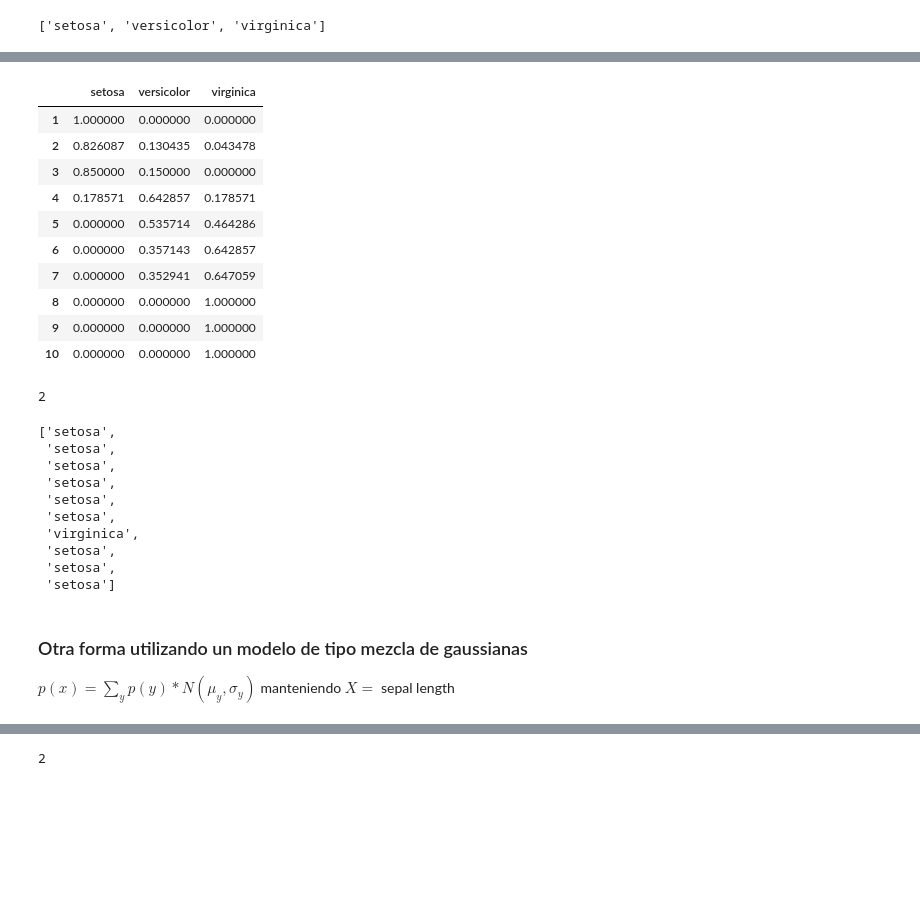
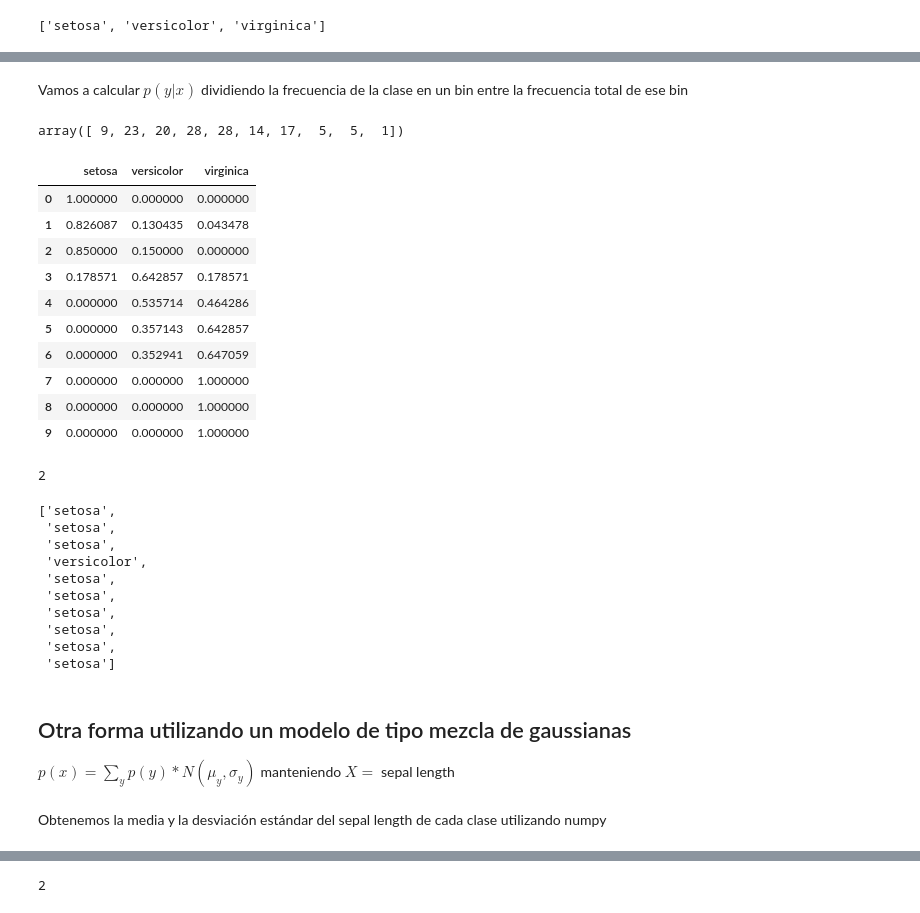
Before and after one commit to matiasmolinolo/iag-2023, a Jupyter notebook: notebooks_clase_1/IAG_2_t.ipynb, the cells around one changed output, grey strips where cells are left out. Cells and saved outputs as stored; diff of their text form; code cells hidden in the pictures; blank space fills up the shorter version.

```diff
--- a/notebooks_clase_1/IAG_2_t.ipynb
+++ b/notebooks_clase_1/IAG_2_t.ipynb
@@ -159,39 +118,47 @@ obs
-# %%
-p_y_x = pd.DataFrame(0, columns=categories, index=xvalues)
-for x in xvalues:
-    p_y_x.loc[x] = obs[categories].loc[x] / obs["m"].loc[x]
-p_y_x
-# %% [output]
-|  | setosa | versicolor | virginica |
-| 1 | 1.000000 | 0.000000 | 0.000000 |
-| 2 | 0.826087 | 0.130435 | 0.043478 |
-| 3 | 0.850000 | 0.150000 | 0.000000 |
-| 4 | 0.178571 | 0.642857 | 0.178571 |
-| 5 | 0.000000 | 0.535714 | 0.464286 |
-| 6 | 0.000000 | 0.357143 | 0.642857 |
-| 7 | 0.000000 | 0.352941 | 0.647059 |
-| 8 | 0.000000 | 0.000000 | 1.000000 |
-| 9 | 0.000000 | 0.000000 | 1.000000 |
-| 10 | 0.000000 | 0.000000 | 1.000000 |
+# %% [markdown]
+Vamos a calcular $p(y|x)$ dividiendo la frecuencia de la clase en un bin entre la frecuencia total de ese bin
+# %%
+bin_frequencies, _ = np.histogram(sepal_length, bins=10, range=(1,10))
+bin_frequencies
+# %% [output]
+array([ 9, 23, 20, 28, 28, 14, 17,  5,  5,  1])
+# %%
+p_y_x = pd.DataFrame(0, columns=categories, index=[])
+p_y_x["setosa"] = setosa_bin_frequencies / bin_frequencies
+p_y_x["versicolor"] = versicolor_bin_frequencies / bin_frequencies
+p_y_x["virginica"] = virginica_bin_frequencies / bin_frequencies
+p_y_x
+# %% [output]
+|  | setosa | versicolor | virginica |
+| 0 | 1.000000 | 0.000000 | 0.000000 |
+| 1 | 0.826087 | 0.130435 | 0.043478 |
+| 2 | 0.850000 | 0.150000 | 0.000000 |
+| 3 | 0.178571 | 0.642857 | 0.178571 |
+| 4 | 0.000000 | 0.535714 | 0.464286 |
+| 5 | 0.000000 | 0.357143 | 0.642857 |
+| 6 | 0.000000 | 0.352941 | 0.647059 |
+| 7 | 0.000000 | 0.000000 | 1.000000 |
+| 8 | 0.000000 | 0.000000 | 1.000000 |
+| 9 | 0.000000 | 0.000000 | 1.000000 |
 # %%
 pred_bin = np.digitize(4.75, bins)
 pred_bin
 # %% [output]
 2
 # %%
-predictions = np.random.choice(categories, size=10, p=p_y_x.loc[pred_bin]).tolist()
+predictions = np.random.choice(categories, size=10, p=p_y_x.loc[pred_bin - 1]).tolist()
 predictions
 # %% [output]
 ['setosa',
+ 'setosa',
+ 'setosa',
+ 'versicolor',
  'setosa',
  'setosa',
  'setosa',
  'setosa',
  'setosa',
- 'virginica',
- 'setosa',
- 'setosa',
  'setosa']
 # %% [markdown]
-### Otra forma utilizando un modelo de tipo mezcla de gaussianas
+## Otra forma utilizando un modelo de tipo mezcla de gaussianas
 $p(x) = ∑_y p(y) * N(μ_y,σ_y)$ manteniendo $X =$ sepal length
@@ -202,3 +165,5 @@ virginica_sepal_length = sepal_length[y == 2]
+# %% [markdown]
+Obtenemos la media y la desviación estándar del sepal length de cada clase utilizando numpy
 # %%
 setosa_mean = np.mean(setosa_sepal_length)
 versicolor_mean = np.mean(versicolor_sepal_length)
```
Also changed, not shown: parts of 25 cells of this notebook.
